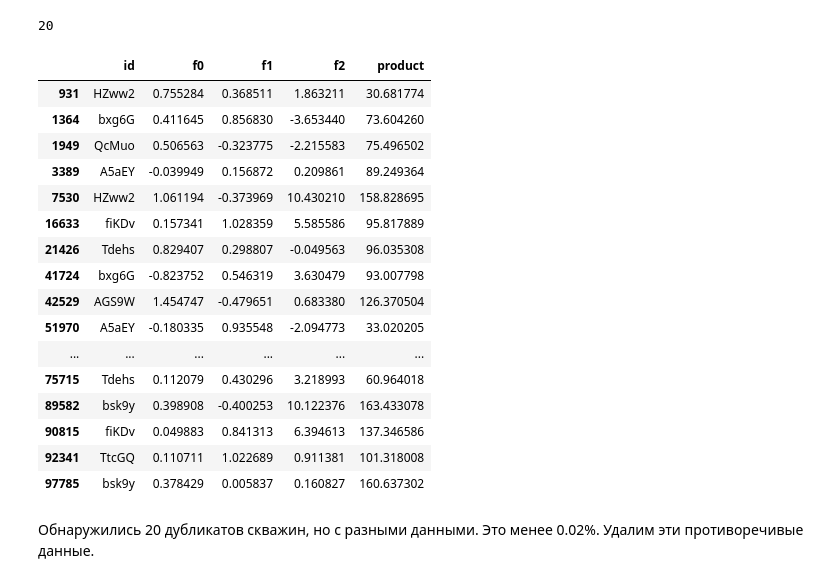
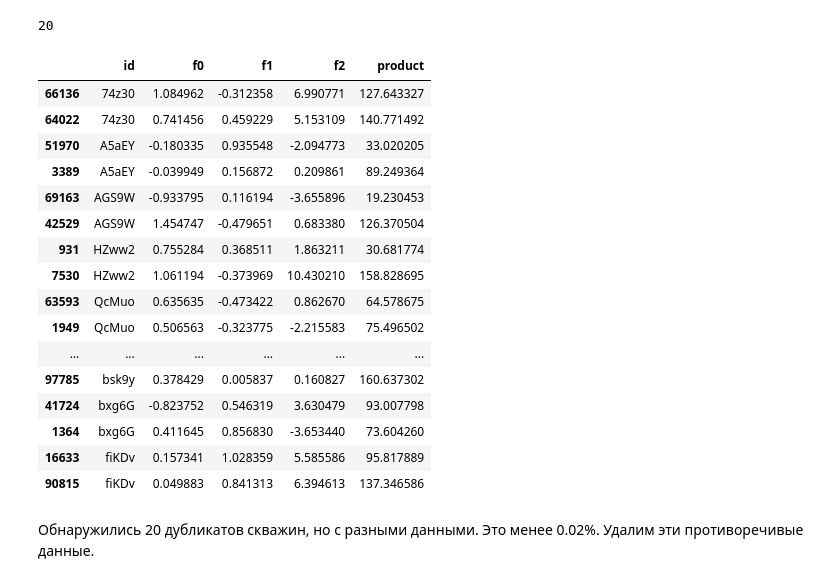
Before and after one commit to veselov-evgeny/ds_projects, a Jupyter notebook: Выбор локации для скважины/petroleum.ipynb, the cells around one changed output. Drawn from its saved outputs; the diff is of its cells as text; code cells hidden in the pictures.

```diff
--- a/Выбор локации для скважины/petroleum.ipynb
+++ b/Выбор локации для скважины/petroleum.ipynb
@@ -68,25 +73,25 @@ df_list[0].duplicated(subset=['id'], keep=False).sum()
 # %% [output]
 20
 # %%
-df_list[0][df_list[0].duplicated(subset=['id'], keep=False)==True]
+df_list[0][df_list[0].duplicated(subset=['id'], keep=False)==True].sort_values(by='id')
 # %% [output]
 |  | id | f0 | f1 | f2 | product |
+| 66136 | 74z30 | 1.084962 | -0.312358 | 6.990771 | 127.643327 |
+| 64022 | 74z30 | 0.741456 | 0.459229 | 5.153109 | 140.771492 |
+| 51970 | A5aEY | -0.180335 | 0.935548 | -2.094773 | 33.020205 |
+| 3389 | A5aEY | -0.039949 | 0.156872 | 0.209861 | 89.249364 |
+| 69163 | AGS9W | -0.933795 | 0.116194 | -3.655896 | 19.230453 |
+| 42529 | AGS9W | 1.454747 | -0.479651 | 0.683380 | 126.370504 |
 | 931 | HZww2 | 0.755284 | 0.368511 | 1.863211 | 30.681774 |
+| 7530 | HZww2 | 1.061194 | -0.373969 | 10.430210 | 158.828695 |
+| 63593 | QcMuo | 0.635635 | -0.473422 | 0.862670 | 64.578675 |
+| 1949 | QcMuo | 0.506563 | -0.323775 | -2.215583 | 75.496502 |
+| ... | ... | ... | ... | ... | ... |
+| 97785 | bsk9y | 0.378429 | 0.005837 | 0.160827 | 160.637302 |
+| 41724 | bxg6G | -0.823752 | 0.546319 | 3.630479 | 93.007798 |
 | 1364 | bxg6G | 0.411645 | 0.856830 | -3.653440 | 73.604260 |
-| 1949 | QcMuo | 0.506563 | -0.323775 | -2.215583 | 75.496502 |
-| 3389 | A5aEY | -0.039949 | 0.156872 | 0.209861 | 89.249364 |
-| 7530 | HZww2 | 1.061194 | -0.373969 | 10.430210 | 158.828695 |
 | 16633 | fiKDv | 0.157341 | 1.028359 | 5.585586 | 95.817889 |
-| 21426 | Tdehs | 0.829407 | 0.298807 | -0.049563 | 96.035308 |
-| 41724 | bxg6G | -0.823752 | 0.546319 | 3.630479 | 93.007798 |
-| 42529 | AGS9W | 1.454747 | -0.479651 | 0.683380 | 126.370504 |
-| 51970 | A5aEY | -0.180335 | 0.935548 | -2.094773 | 33.020205 |
-| ... | ... | ... | ... | ... | ... |
-| 75715 | Tdehs | 0.112079 | 0.430296 | 3.218993 | 60.964018 |
-| 89582 | bsk9y | 0.398908 | -0.400253 | 10.122376 | 163.433078 |
 | 90815 | fiKDv | 0.049883 | 0.841313 | 6.394613 | 137.346586 |
-| 92341 | TtcGQ | 0.110711 | 1.022689 | 0.911381 | 101.318008 |
-| 97785 | bsk9y | 0.378429 | 0.005837 | 0.160827 | 160.637302 |
 # %% [markdown]
 Обнаружились 20 дубликатов скважин, но с разными данными. Это менее 0.02%. Удалим эти противоречивые данные.
 # %%
```
Also changed, not shown: parts of 6 cells of this notebook, 2 other files.
